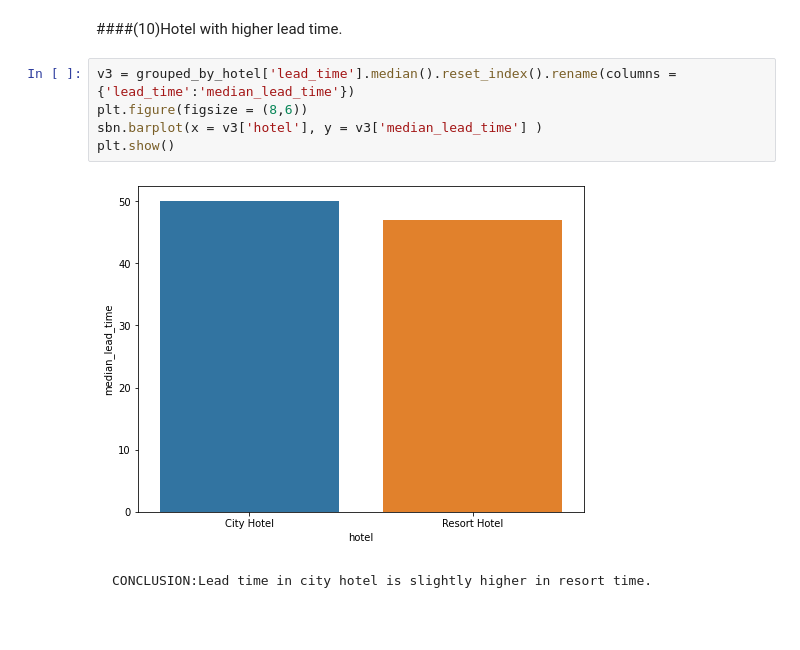
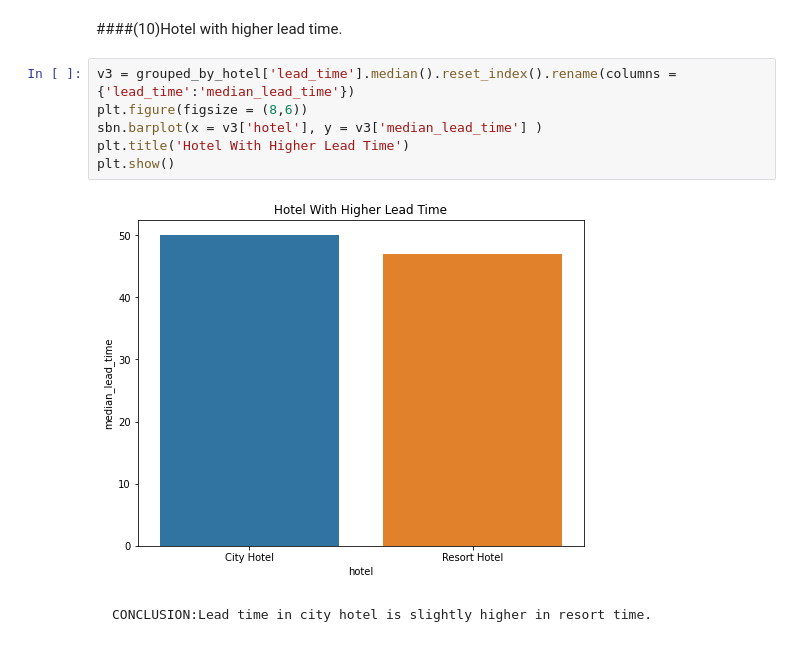
Before and after one commit to Adeve903/Ambuj-EDA-Hotel-booking, a Jupyter notebook: Hotel_Booking_Analysis_Capstone_Project.ipynb, the cells around one changed output. Drawn from its saved outputs; the diff is of its cells as text.

```diff
--- a/Hotel_Booking_Analysis_Capstone_Project.ipynb
+++ b/Hotel_Booking_Analysis_Capstone_Project.ipynb
@@ -338,10 +341,11 @@ plt.legend(bbox_to_anchor=(0.85, 1), loc='upper left', labels=labels)
 # %%
 v3 = grouped_by_hotel['lead_time'].median().reset_index().rename(columns = {'lead_time':'median_lead_time'})
 plt.figure(figsize = (8,6))
 sbn.barplot(x = v3['hotel'], y = v3['median_lead_time'] )
+plt.title('Hotel With Higher Lead Time')
 plt.show()
 # %% [output]
-[figure, old version]
+[figure, new version]
 # %% [markdown]
     CONCLUSION:Lead time in city hotel is slightly higher in resort time.
 # %% [markdown]
```
Also changed, not shown: parts of 42 cells of this notebook.
